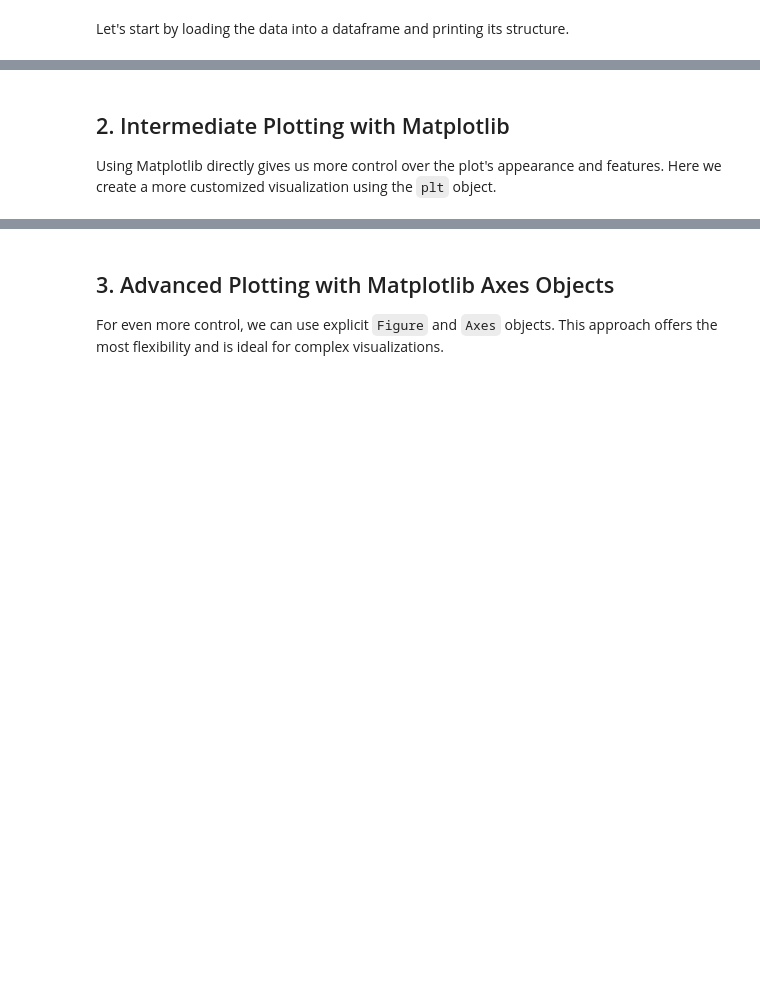
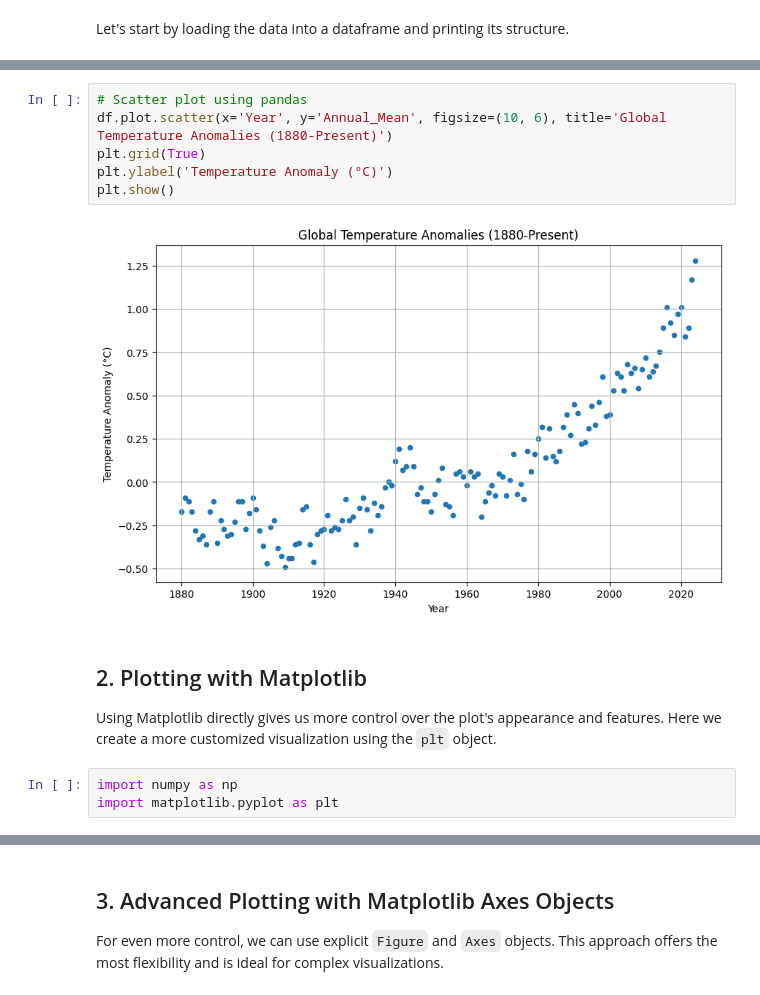
Before and after one commit to benediktbwimmer/viz-lecture, a Jupyter notebook: stage1/temperature.ipynb, the cells around one changed output, grey strips where cells are left out. Saved outputs shown, nothing was run; the diff lists cells and outputs as text; blank space fills up the shorter version.

```diff
--- a/stage1/temperature.ipynb
+++ b/stage1/temperature.ipynb
@@ -49,5 +63,16 @@ plt.show()
+# %%
+# Scatter plot using pandas
+df.plot.scatter(x='Year', y='Annual_Mean', figsize=(10, 6), title='Global Temperature Anomalies (1880-Present)')
+plt.grid(True)
+plt.ylabel('Temperature Anomaly (°C)')
+plt.show()
+# %% [output]
+[figure, added]
 # %% [markdown]
-## 2. Intermediate Plotting with Matplotlib
+## 2. Plotting with Matplotlib
 
 Using Matplotlib directly gives us more control over the plot's appearance and features.
 Here we create a more customized visualization using the `plt` object.
+# %%
+import numpy as np
+import matplotlib.pyplot as plt
```
Also changed, not shown: parts of 17 cells of this notebook, 3 other files.
